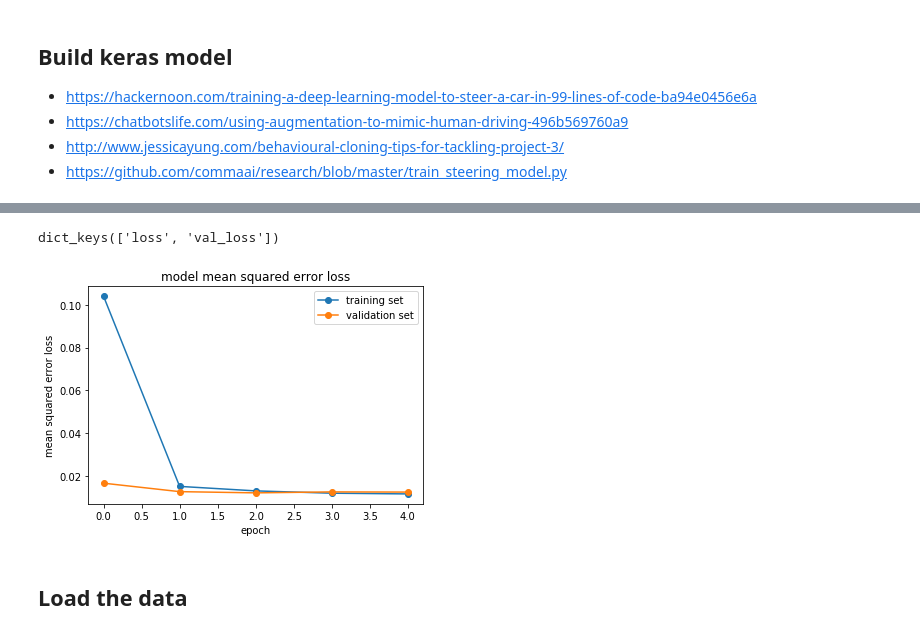
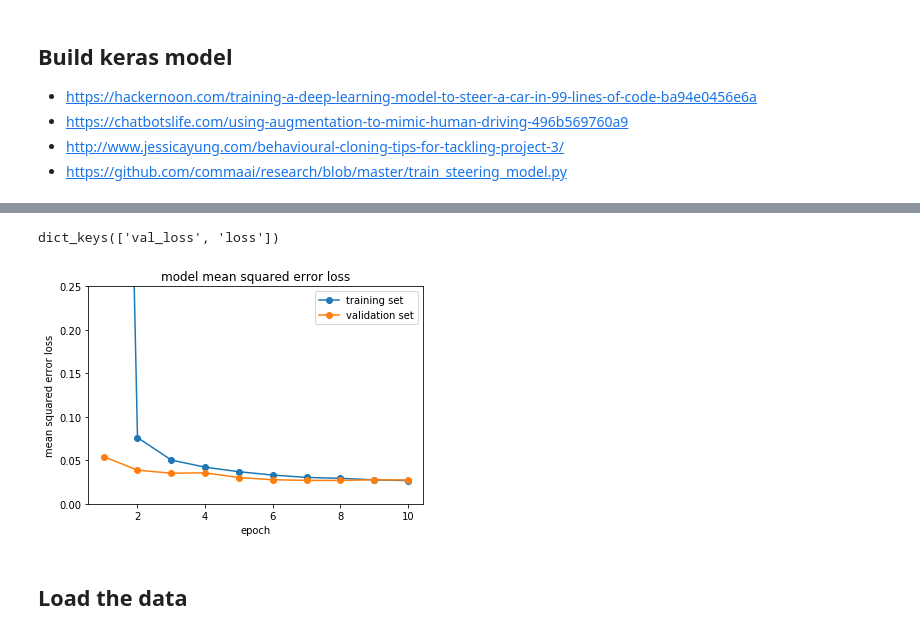
Before and after one commit to kcbighuge/SDCND-Behavioral-Cloning-P3, a Jupyter notebook: Behavioral_Cloning_v1.ipynb, the cells around one changed output, grey strips where cells are left out. Saved outputs shown, nothing was run; the diff lists cells and outputs as text; code cells hidden in the pictures.

Commit message:
change keras backend to tf, angle adjust ±0.25, 10 epochs

```diff
--- a/Behavioral_Cloning_v1.ipynb
+++ b/Behavioral_Cloning_v1.ipynb
@@ -353,13 +355,13 @@ def generator(samples, batch_size=32, augment=False):
                 left_image = cv2.imread(name)  # load img as BGR
                 left_image = cv2.cvtColor(left_image, cv2.COLOR_BGR2HSV)
                 images.append(left_image)
-                angles.append(center_angle+0.3)
+                angles.append(center_angle+0.25)
 
                 name = '../sample-data/IMG/'+batch_sample[2].split('/')[-1]
                 right_image = cv2.imread(name)  # load img as BGR
                 right_image = cv2.cvtColor(right_image, cv2.COLOR_BGR2HSV)
                 images.append(right_image)
-                angles.append(center_angle-0.4)
+                angles.append(center_angle-0.25)
 
             # trim image to only see section with road
             X_train = np.array(images)
@@ -369,9 +371,10 @@ def generator(samples, batch_size=32, augment=False):
 # Compile and train the model using the generator function
 train_generator = generator(train_samples, batch_size=32)
 valid_generator = generator(valid_samples, batch_size=32)
-
-ch, row, col = 3, 160, 320  # Orig image size
 # %%
+# Image dimensions
+ch, row, col = 3, 160, 320
+
 # Create a model
 model = Sequential()
 
@@ -382,10 +385,10 @@ model.add(Lambda(lambda x: x/127.5 - 1.,
 
 # crop row pixels from top, bottom
 CROP_TOP = 50
-CROP_BOTTOM = 25
-model.add(Cropping2D(cropping=((CROP_TOP,CROP_BOTTOM), (0,0))))
+CROP_BOTTOM = 30
+model.add(Cropping2D(cropping=((CROP_TOP,CROP_BOTTOM), (0,0)), input_shape=(row, col, ch)))
 
-# Build model from CommaAi
+# Build model from CommaAI
 model.add(Convolution2D(16, 8, 8, subsample=(4, 4), border_mode="same"))
 model.add(ELU())
 model.add(Convolution2D(32, 5, 5, subsample=(2, 2), border_mode="same"))
@@ -398,10 +401,6 @@ model.add(ELU())
 model.add(Dense(512))
 model.add(Dropout(.5))
 model.add(ELU())
-#model.add(Dense(64))  # added fc
-#model.add(ELU())
-#model.add(Dense(16))  # added fc
-#model.add(ELU())
 model.add(Dense(1))
 
-#model.summary()
+model.summary()
@@ -408,8 +425,8 @@ model.add(Dense(1))
 # %%
 # Run the model
-EPOCH = 5
+EPOCH = 10
 model.compile(loss='mse', optimizer='adam')
 early_stop = EarlyStopping(monitor='val_loss', patience=1)
 history = model.fit_generator(train_generator, samples_per_epoch=2*len(train_samples), callbacks=[early_stop],
-            validation_data=valid_generator, nb_val_samples=len(validation_samples), nb_epoch=EPOCH)
+            validation_data=valid_generator, nb_val_samples=len(valid_samples), nb_epoch=EPOCH)
 # %% [output]
@@ -430,18 +457,19 @@ model.save(filepath)
 # %%
 # print the keys contained in the history object
 print(history.history.keys())
 
 # plot the training and validation loss for each epoch
-plt.plot(history.history['loss'], '-o')
-plt.plot(history.history['val_loss'], '-o')
+plt.plot(range(1,EPOCH+1), history.history['loss'], '-o')
+plt.plot(range(1,EPOCH+1), history.history['val_loss'], '-o')
+plt.ylim((0,.25))
 plt.title('model mean squared error loss')
 plt.ylabel('mean squared error loss')
 plt.xlabel('epoch')
 plt.legend(['training set', 'validation set'], loc='upper right')
 plt.show()
 # %% [output]
-dict_keys(['loss', 'val_loss'])
+dict_keys(['val_loss', 'loss'])
-[figure, old version]
+[figure, new version]
 # %% [markdown]
 ## Load the data
 # %%
```
Also changed, not shown: parts of 21 cells of this notebook, 3 other files.
